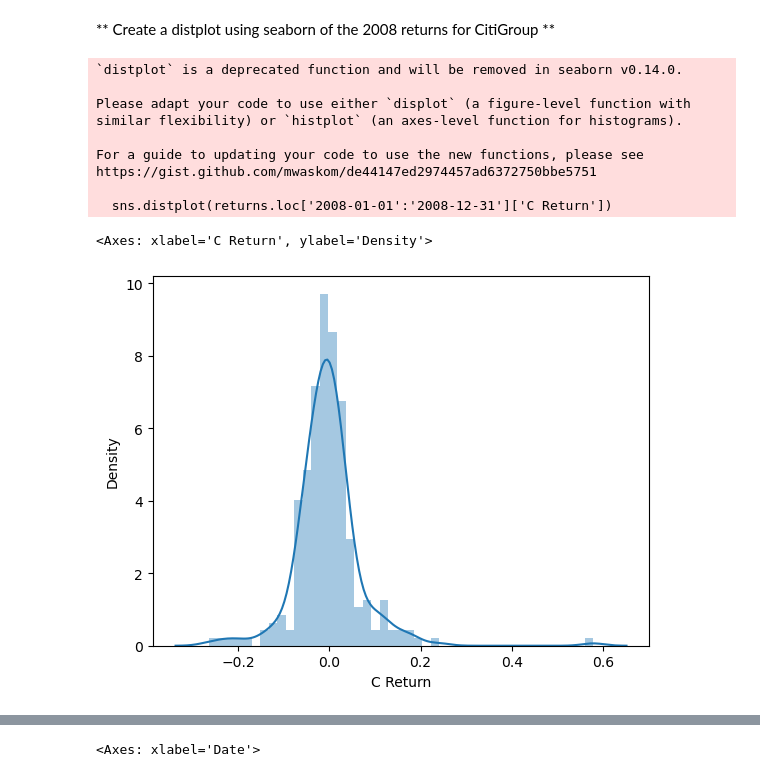
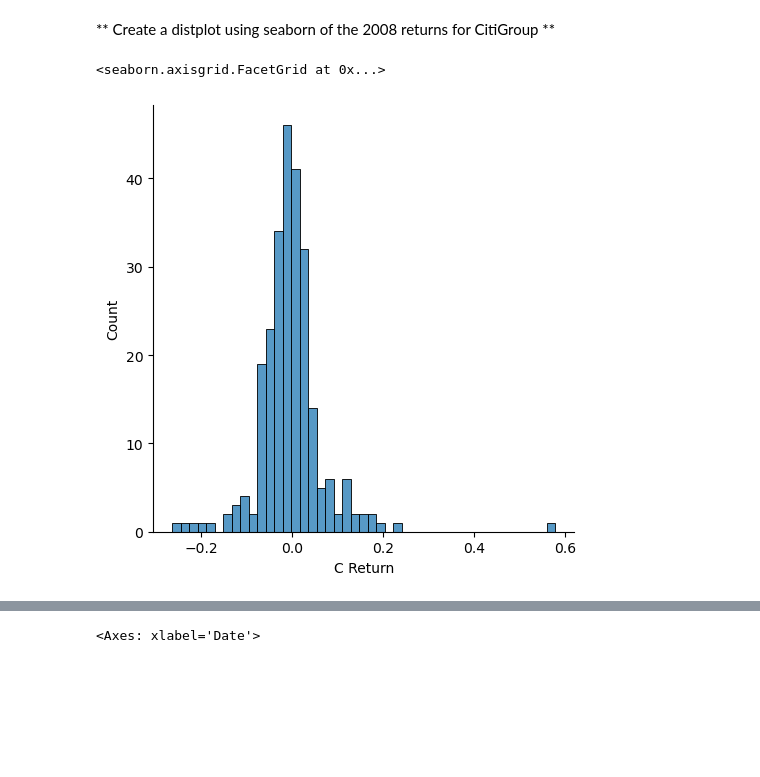
Before and after one commit to olekh-hub/Finance-Analysis, a Jupyter notebook: 03-Finance Project.ipynb, the cells around one changed output, grey strips where cells are left out. Cells and saved outputs as stored; diff of their text form; code cells hidden in the pictures; blank space fills up the shorter version.

```diff
--- a/03-Finance Project.ipynb
+++ b/03-Finance Project.ipynb
@@ -267,16 +186,7 @@ https://gist.github.com/mwaskom/de44147ed2974457ad6372750bbe5751
 # %% [markdown]
 ** Create a distplot using seaborn of the 2008 returns for CitiGroup **
 # %%
-sns.distplot(returns.loc['2008-01-01':'2008-12-31']['C Return'])
+sns.displot(returns.loc['2008-01-01':'2008-12-31']['C Return'])
 # %% [output]
-`distplot` is a deprecated function and will be removed in seaborn v0.14.0.
-
-Please adapt your code to use either `displot` (a figure-level function with
-similar flexibility) or `histplot` (an axes-level function for histograms).
-
-For a guide to updating your code to use the new functions, please see
-https://gist.github.com/mwaskom/de44147ed2974457ad6372750bbe5751
-
-  sns.distplot(returns.loc['2008-01-01':'2008-12-31']['C Return'])
+<seaborn.axisgrid.FacetGrid at 0x...>
-<Axes: xlabel='C Return', ylabel='Density'>
-[figure, old version]
+[figure, new version]
```
Also changed, not shown: parts of 51 cells of this notebook.
